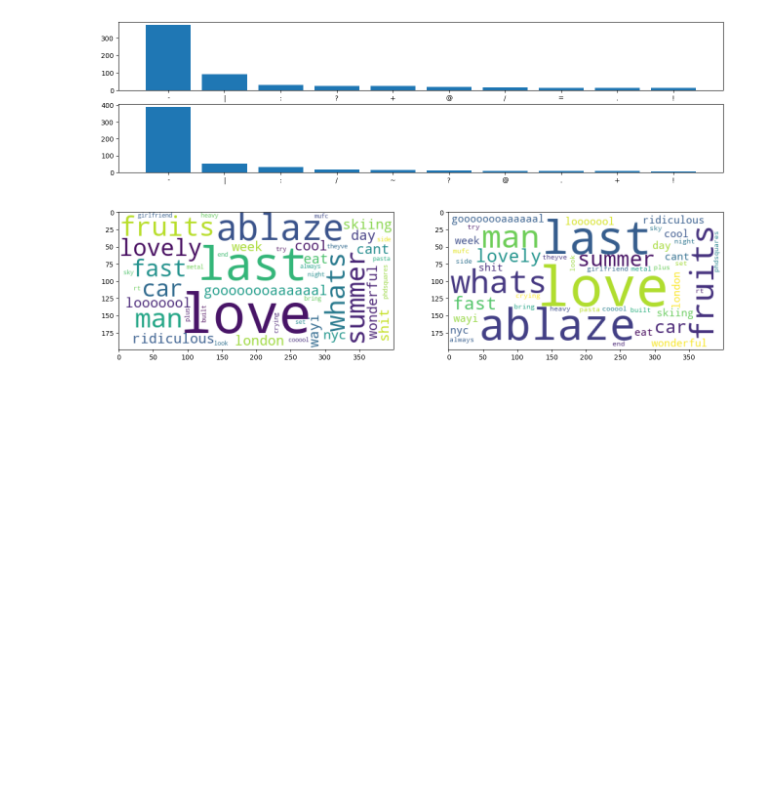
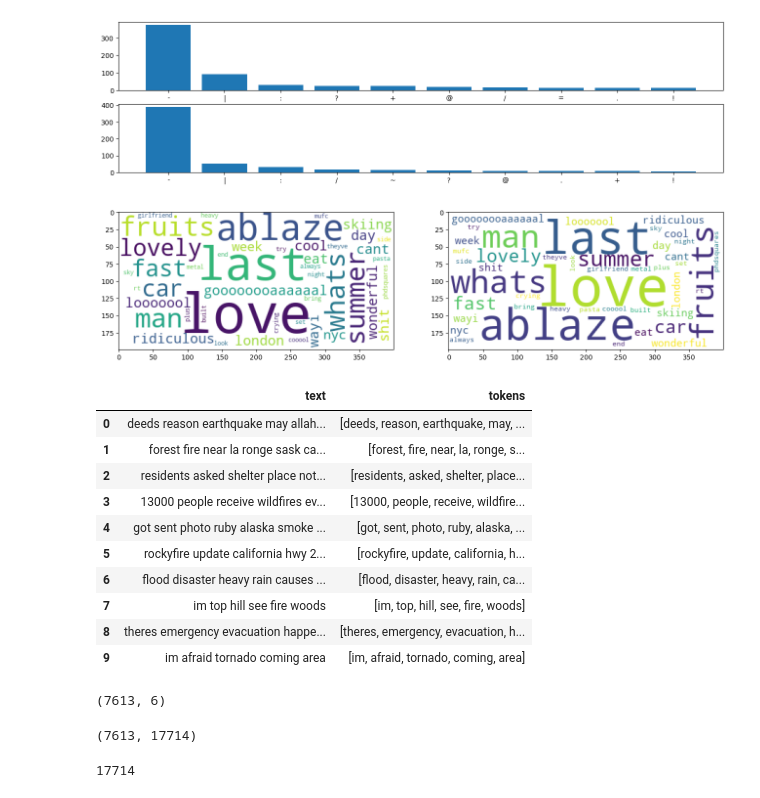
Before and after one commit to Echo-36/Disaster-Tweets, a Jupyter notebook: midn.ipynb, the cells around one changed output. Cells and saved outputs as stored; diff of their text form; code cells hidden in the pictures; blank space fills up the shorter version.

```diff
--- a/midn.ipynb
+++ b/midn.ipynb
@@ -373,3 +373,23 @@ plt.subplot(1,2,2)
 plt.imshow(word_cloud1);
 # %% [output]
 [figure]
+# %%
+from nltk.tokenize import TreebankWordTokenizer
+
+tokenizer = TreebankWordTokenizer()
+
+train_df["tokens"] = train_df["text"].map(tokenizer.tokenize)
+# %%
+train_df[["text","tokens"]].head(10)
+# %% [output]
+|  | text | tokens |
+| 0 | deeds reason earthquake may allah... | [deeds, reason, earthquake, may, ... |
+| 1 | forest fire near la ronge sask ca... | [forest, fire, near, la, ronge, s... |
+| 2 | residents asked shelter place not... | [residents, asked, shelter, place... |
+| 3 | 13000 people receive wildfires ev... | [13000, people, receive, wildfire... |
+| 4 | got sent photo ruby alaska smoke ... | [got, sent, photo, ruby, alaska, ... |
+| 5 | rockyfire update california hwy 2... | [rockyfire, update, california, h... |
+| 6 | flood disaster heavy rain causes ... | [flood, disaster, heavy, rain, ca... |
+| 7 | im top hill see fire woods | [im, top, hill, see, fire, woods] |
+| 8 | theres emergency evacuation happe... | [theres, emergency, evacuation, h... |
+| 9 | im afraid tornado coming area | [im, afraid, tornado, coming, area] |
@@ -375,0 +407,12 @@ plt.imshow(word_cloud1);
+# %%
+train_df.shape
+# %% [output]
+(7613, 6)
+# %%
+train_counts.todense().shape
+# %% [output]
+(7613, 17714)
+# %%
+len(train_counts.todense()[0].tolist()[0])
+# %% [output]
+17714
```
Also changed, not shown: parts of 18 cells of this notebook.
